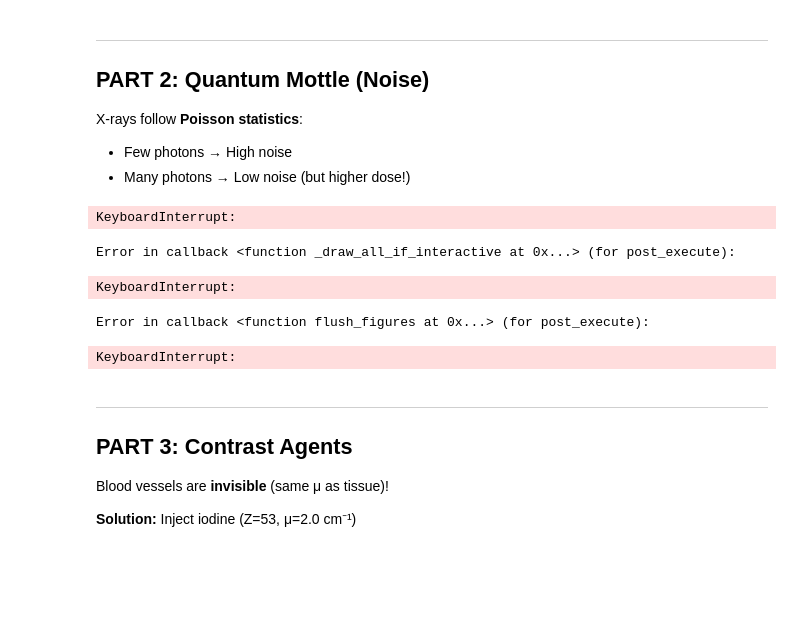
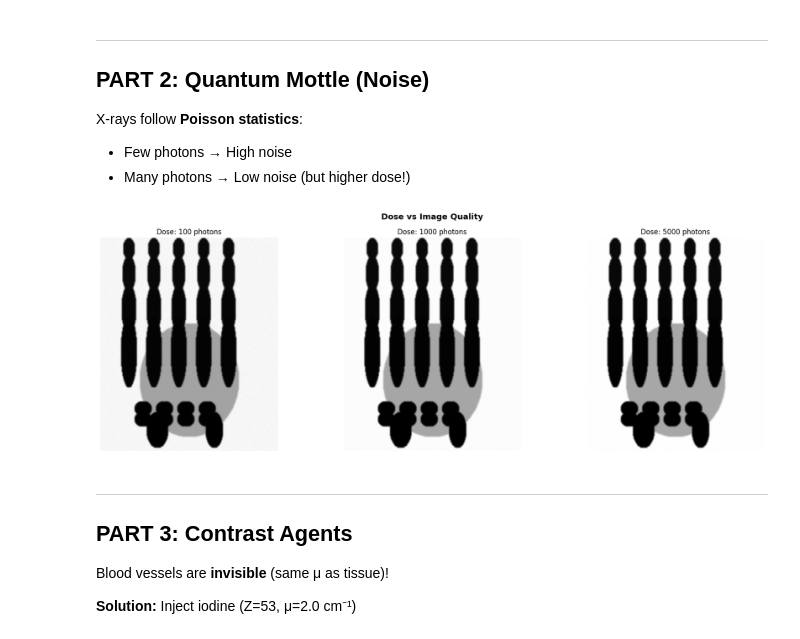
Before and after one commit to gabrielmmh/CloudFormationProject-Pipeline, a Jupyter notebook: week4/notebooks/Week4_Class6_Radiography.ipynb, the cells around one changed output. Drawn from its saved outputs; the diff is of its cells as text; code cells hidden in the pictures; blank space fills up the shorter version.

```diff
--- a/week4/notebooks/Week4_Class6_Radiography.ipynb
+++ b/week4/notebooks/Week4_Class6_Radiography.ipynb
@@ -157,48 +146,33 @@ X-rays follow **Poisson statistics**:
 - Few photons → High noise
 - Many photons → Low noise (but higher dose!)
 # %%
-# Add Poisson noise (quantum mottle)
+import gc
+
 def add_poisson_noise(image, photon_count=1000):
-    """
-    Add quantum mottle to X-ray image.
-
-    Parameters:
-    - image: X-ray image (normalized 0-1)
-    - photon_count: average photons per pixel
-
-    Returns:
-    - noisy_image: image with Poisson noise
-    """
-    # 1. Scale image by photon_count
+    """Poisson noise via Gaussian approximation (Poisson(λ) ≈ N(λ, √λ))"""
+    image = np.asarray(image, dtype=np.float32)
     scaled = image * photon_count
-
-    # 2. Apply Poisson sampling (each pixel drawn from Poisson(λ=scaled_value))
-    noisy = np.random.poisson(scaled)
-
-    # 3. Scale back to original range
-    noisy = noisy / photon_count
-
+    noisy = scaled + np.sqrt(scaled) * np.random.standard_normal(scaled.shape).astype(np.float32)
+    noisy = np.clip(noisy, 0, None)
+    noisy /= photon_count
     return noisy
 
-# Compare different dose levels
 fig, axes = plt.subplots(1, 3, figsize=(18, 6))
 doses = [100, 1000, 5000]
 
 for i, dose in enumerate(doses):
     noisy = add_poisson_noise(xray_hand, dose)
     axes[i].imshow(noisy, cmap='gray')
     axes[i].set_title(f'Dose: {dose} photons', fontsize=12)
     axes[i].axis('off')
+    del noisy
+    gc.collect()
 
 plt.suptitle('Dose vs Image Quality', fontsize=14, fontweight='bold')
 plt.tight_layout()
 plt.show()
 # %% [output]
-KeyboardInterrupt:
-Error in callback <function _draw_all_if_interactive at 0x...> (for post_execute):
-KeyboardInterrupt:
-Error in callback <function flush_figures at 0x...> (for post_execute):
-KeyboardInterrupt:
+[figure, added]
 # %% [markdown]
 ---
 ## PART 3: Contrast Agents
```
Also changed, not shown: parts of 1 cell of this notebook.
